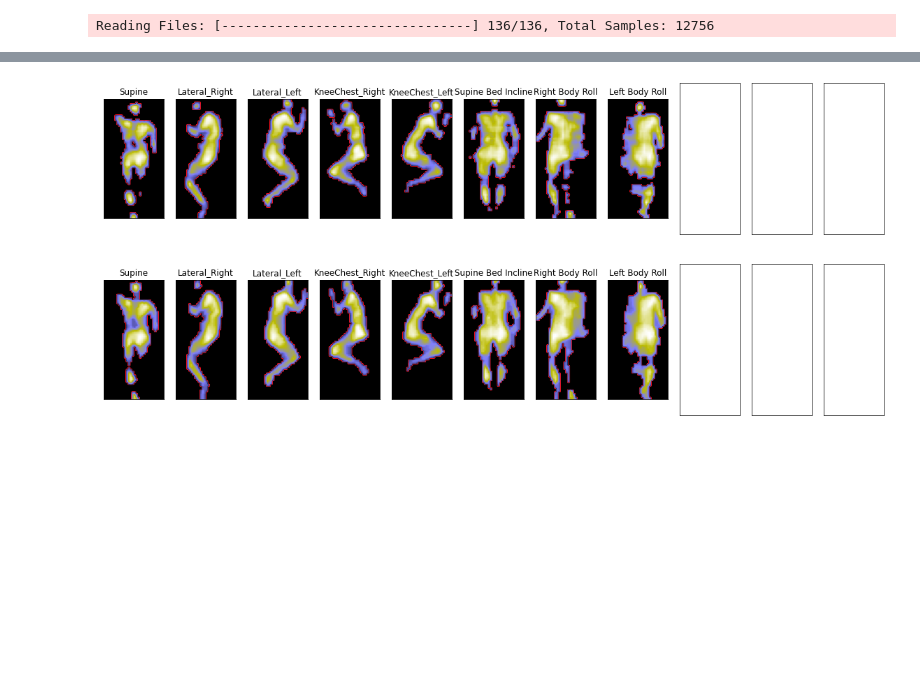
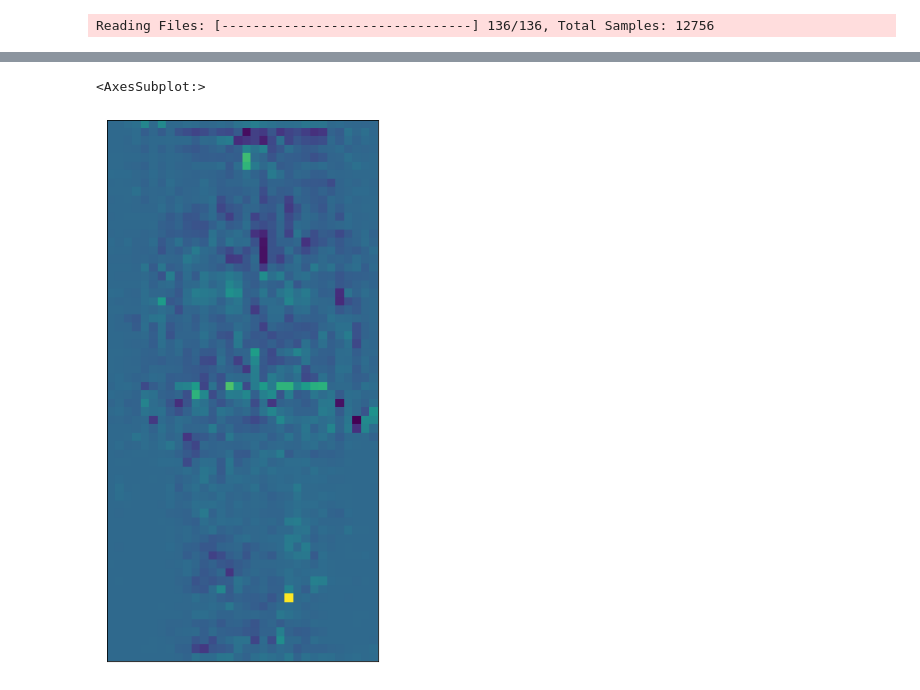
Before and after one commit to jb3rndt/wisemat-posture-classification, a Jupyter notebook: transforms_visualizations.ipynb, the cells around one changed output, grey strips where cells are left out. Drawn from its saved outputs; the diff is of its cells as text; code cells hidden in the pictures; blank space fills up the shorter version.

```diff
--- a/transforms_visualizations.ipynb
+++ b/transforms_visualizations.ipynb
@@ -31,27 +31,25 @@ plot_samples(dataset, sample_indices, classes, torchvision.transforms.Compose([
 # %%
 from utils.transforms import *
+from utils.visualizations import *
 import utils.transforms as tf
+import utils.visualizations as vi
 import importlib
 importlib.reload(tf)
+importlib.reload(vi)
 
 basic_transforms = [
     Normalize(),
     EqualizeHist(),
     Blur((3, 3)),
     Threshold(lambda img: np.median(img[img > 0.0])),
 ]
 
-plot_samples(dataset, sample_indices, classes, transform = torchvision.transforms.Compose([
-        *basic_transforms,
-]))
+X = dataset.x.reshape((len(dataset), -1))
+plot_image(zca(X, epsilon=1e-5)[0])
+
+#plot_samples(dataset, sample_indices, classes, transform = torchvision.transforms.Compose([
+#        *basic_transforms,
+#]))
 # %% [output]
+<AxesSubplot:>
-[figure, old version]
+[figure, new version]
-# %%
-plot_samples(dataset, sample_indices, classes, transform = torchvision.transforms.Compose([
-        *basic_transforms,
-        Close((2,4), ktype=cv2.MORPH_CROSS, iterations=2),
-        # Erode((2,2), ktype=cv2.MORPH_CROSS, iterations=2),
-        #Close((3,3), ktype=cv2.MORPH_CROSS, iterations=2),
-]))
-# %% [output]
-[figure, removed]
```
Also changed, not shown: parts of 5 cells of this notebook, 2 other files.
